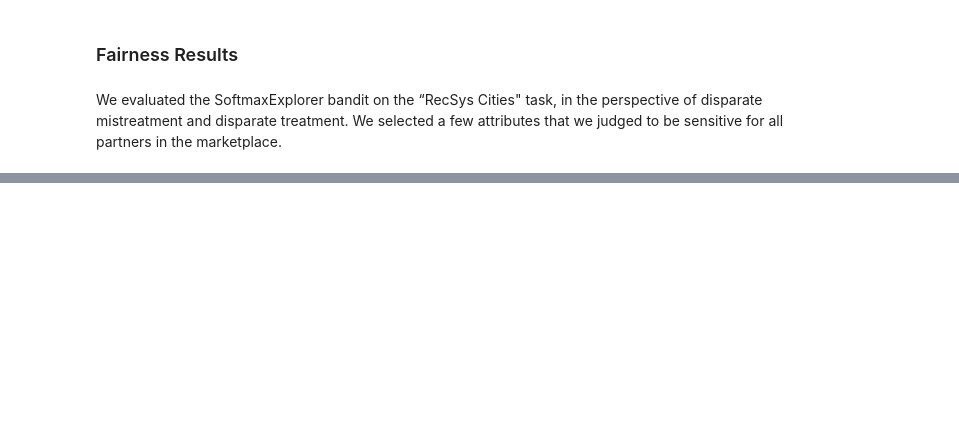
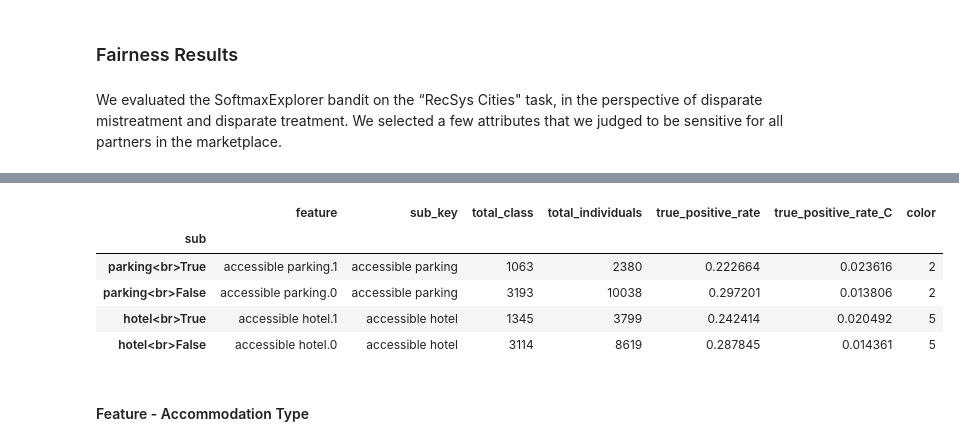
Before and after one commit to deeplearningbrasil/mars-gym-experiments, a Jupyter notebook: scripts/notebooks/Results.ipynb, the cells around one changed output, grey strips where cells are left out. Drawn from its saved outputs; the diff is of its cells as text; code cells hidden in the pictures; blank space fills up the shorter version.

```diff
--- a/scripts/notebooks/Results.ipynb
+++ b/scripts/notebooks/Results.ipynb
@@ -210,0 +224,30 @@ disparate mistreatment and disparate treatment. We selected a few attributes tha
+# %%
+input_models_eval = 'InteractionTraining____mars_gym_model_b___logit_multipli_9dd8714dfd_96b9d686ee'
+list_input_features    = ['accessible parking', 'accessible hotel']
+input_metrics     = 'true_positive_rate'
+# %%
+# fig, df_metrics, df_total = plot_fairness_metrics(input_models_eval, input_features, input_metrics, sub_map = None)
+metrics = []
+sub_map = None
+
+for input_features in list_input_features:
+    df_all_metrics    = load_fairness_metrics().loc[input_models_eval]
+    df_instances      = load_fairness_df().loc[input_models_eval]
+    df_all_metric_filter = df_all_metrics[df_all_metrics.sub_key.isin([input_features])]
+
+    columns         = list(np.unique(['sub_key', 'sub', 'feature', 'total_class', 'total_individuals'] + [input_metrics]))
+    if input_metrics+"_C" in df_all_metrics.columns:
+        columns.append(input_metrics+"_C")
+
+    df_metrics      = filter_df(df_all_metrics, input_models_eval, columns, 'sub')
+
+    df_metrics      = df_metrics[df_metrics.sub_key.isin([input_features])]
+    if sub_map != None:
+        df_metrics['sub'] = df_metrics['sub'].map(sub_map)
+
+    df_metrics      = df_metrics.sort_values("feature").set_index("sub")
+    df_metrics      = df_metrics.sort_values(input_metrics)
+    metrics.append(df_metrics)
+
+metrics = pd.concat(metrics)
+metrics
@@ -210,0 +261,13 @@ disparate mistreatment and disparate treatment. We selected a few attributes tha
+# %%
+metrics.reset_index()
+metrics['sub'] = ['parking<br>True', 'parking<br>False', 'hotel<br>True', 'hotel<br>False']
+metrics['color'] = [2,2, 5,5]
+metrics = metrics.set_index('sub')
+metrics
+# %% [output]
+|  | feature | sub_key | total_class | total_individuals | true_positive_rate | true_positive_rate_C | color |
+| sub |  |  |  |  |  |  |  |
+| parking<br>True | accessible parking.1 | accessible parking | 1063 | 2380 | 0.222664 | 0.023616 | 2 |
+| parking<br>False | accessible parking.0 | accessible parking | 3193 | 10038 | 0.297201 | 0.013806 | 2 |
+| hotel<br>True | accessible hotel.1 | accessible hotel | 1345 | 3799 | 0.242414 | 0.020492 | 5 |
+| hotel<br>False | accessible hotel.0 | accessible hotel | 3114 | 8619 | 0.287845 | 0.014361 | 5 |
@@ -210,0 +299,2 @@ disparate mistreatment and disparate treatment. We selected a few attributes tha
+# %% [markdown]
+#### Feature - Accommodation Type
```
Also changed, not shown: parts of 32 cells of this notebook, 11 other files.
